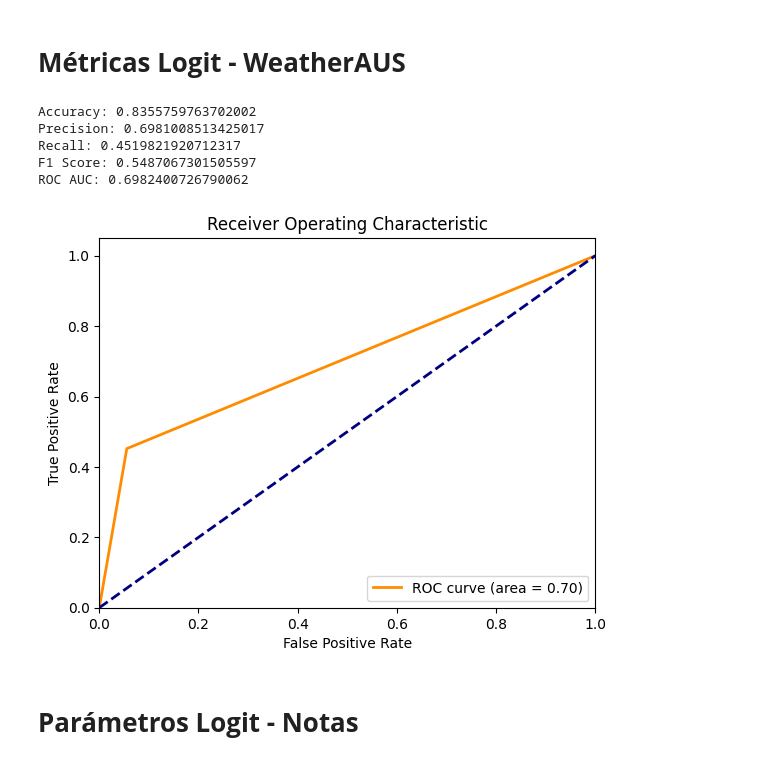
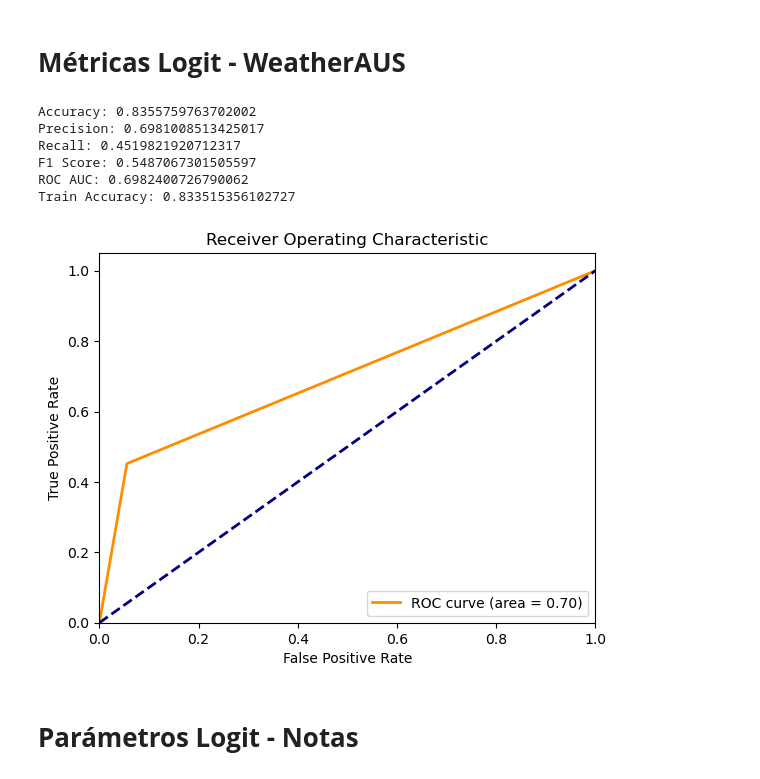
Before and after one commit to cuadriante/P1_Patrones, a Jupyter notebook: main_project.ipynb, the cells around one changed output. Drawn from its saved outputs; the diff is of its cells as text; code cells hidden in the pictures.

```diff
--- a/main_project.ipynb
+++ b/main_project.ipynb
@@ -717,34 +726,40 @@ y_pred = model.predict(WAX_test, threshold=0.5)
 accuracy = accuracy_score(WAy_test, y_pred)
 precision = precision_score(WAy_test, y_pred)
 recall = recall_score(WAy_test, y_pred)
 fonescore = f1_score(WAy_test, y_pred)
 roc_auc = roc_auc_score(WAy_test, y_pred)
 
+train_predict = model.predict(WAX_train, threshold=0.5)
+train_accuracy = accuracy_score(WAy_train, train_predict)
+
+
 print("Accuracy: "+str(accuracy))
 print("Precision: "+str(precision))
 print("Recall: "+str(recall))
 print("F1 Score: "+str(fonescore))
 print("ROC AUC: "+str(roc_auc))
+print("Train Accuracy: "+str(train_accuracy))
 
 fpr, tpr, thresholds = roc_curve(WAy_test, y_pred)
 
 plt.figure()
 plt.plot(fpr, tpr, color='darkorange', lw=2, label='ROC curve (area = {:.2f})'.format(roc_auc))
 plt.plot([0, 1], [0, 1], color='navy', lw=2, linestyle='--')
 plt.xlim([0.0, 1.0])
 plt.ylim([0.0, 1.05])
 plt.xlabel('False Positive Rate')
 plt.ylabel('True Positive Rate')
 plt.title('Receiver Operating Characteristic')
 plt.legend(loc='lower right')
 plt.show()
 # %% [output]
 Accuracy: 0.8355759763702002
 Precision: 0.6981008513425017
 Recall: 0.4519821920712317
 F1 Score: 0.5487067301505597
 ROC AUC: 0.6982400726790062
+Train Accuracy: 0.833515356102727
-[figure, old version]
+[figure, new version]
 # %% [markdown]
 # **Parámetros Logit - Notas**
 # %%
```
Also changed, not shown: parts of 10 cells of this notebook.
